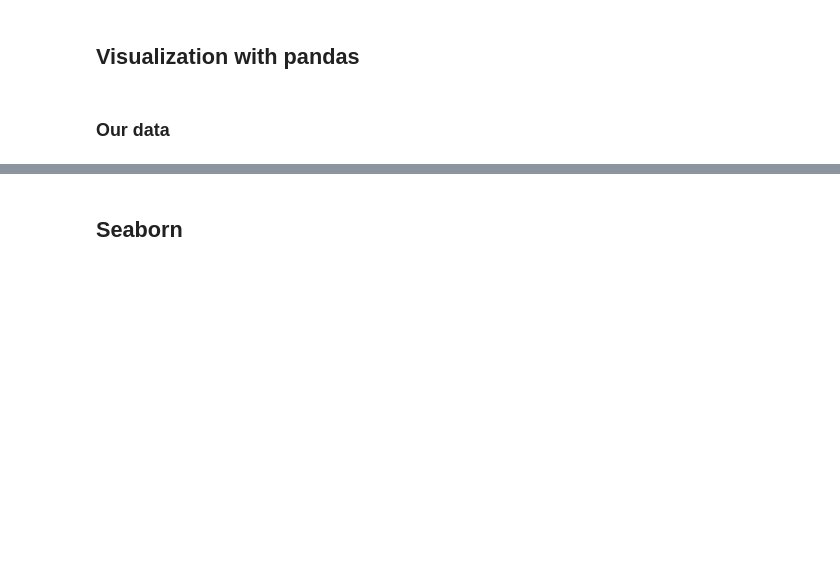
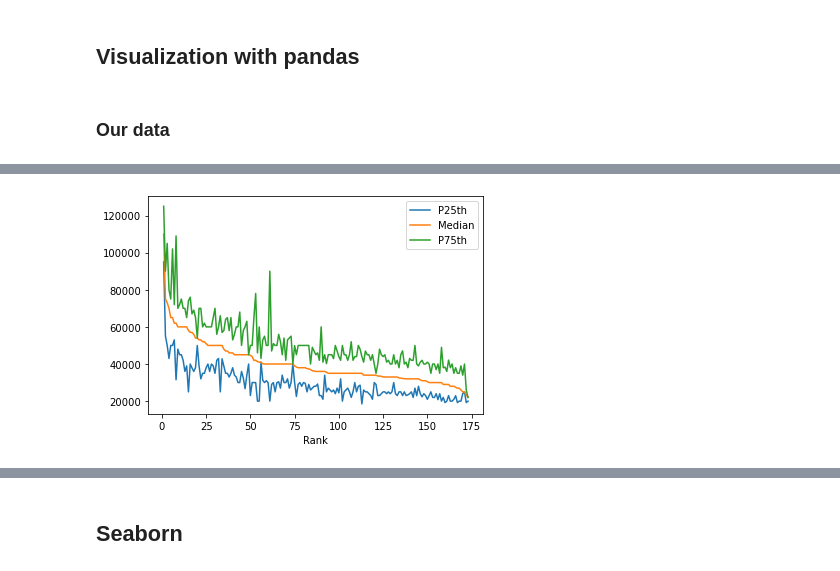
Before and after one commit to icta-tecaji/python-data-analysis-public, a Jupyter notebook: Del_06_Prikazovanje_podatkov_napredno/Prikazovanje_podatkov_napredno_CLEAN.ipynb, the cells around one changed output, grey strips where cells are left out. Drawn from its saved outputs; the diff is of its cells as text; code cells hidden in the pictures; blank space fills up the shorter version.

```diff
--- a/Del_06_Prikazovanje_podatkov_napredno/Prikazovanje_podatkov_napredno_CLEAN.ipynb
+++ b/Del_06_Prikazovanje_podatkov_napredno/Prikazovanje_podatkov_napredno_CLEAN.ipynb
@@ -198,0 +208,5 @@ data = pd.read_csv("data/recent-grads.csv")
+# %%
+data.plot(x="Rank", y=["P25th", "Median", "P75th"])
+plt.show()
+# %% [output]
+[figure, added]
```
Also changed, not shown: parts of 11 cells of this notebook.
